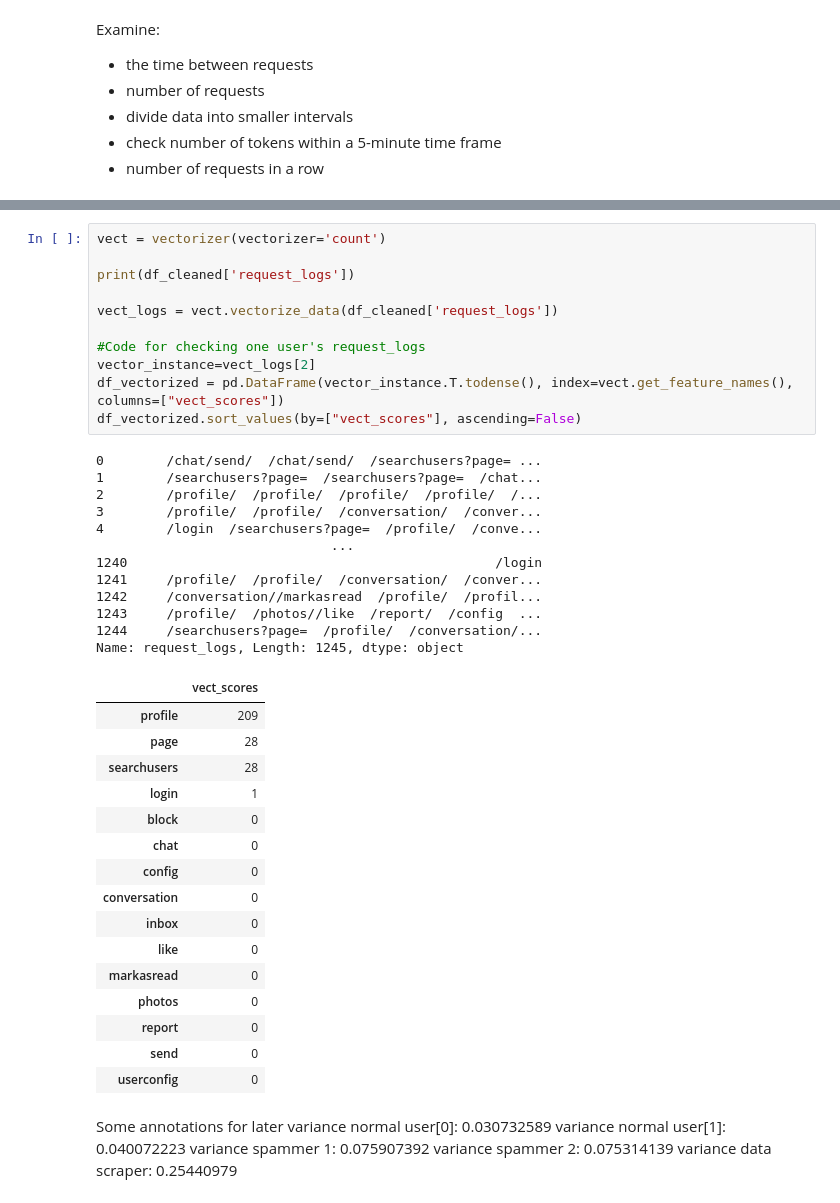
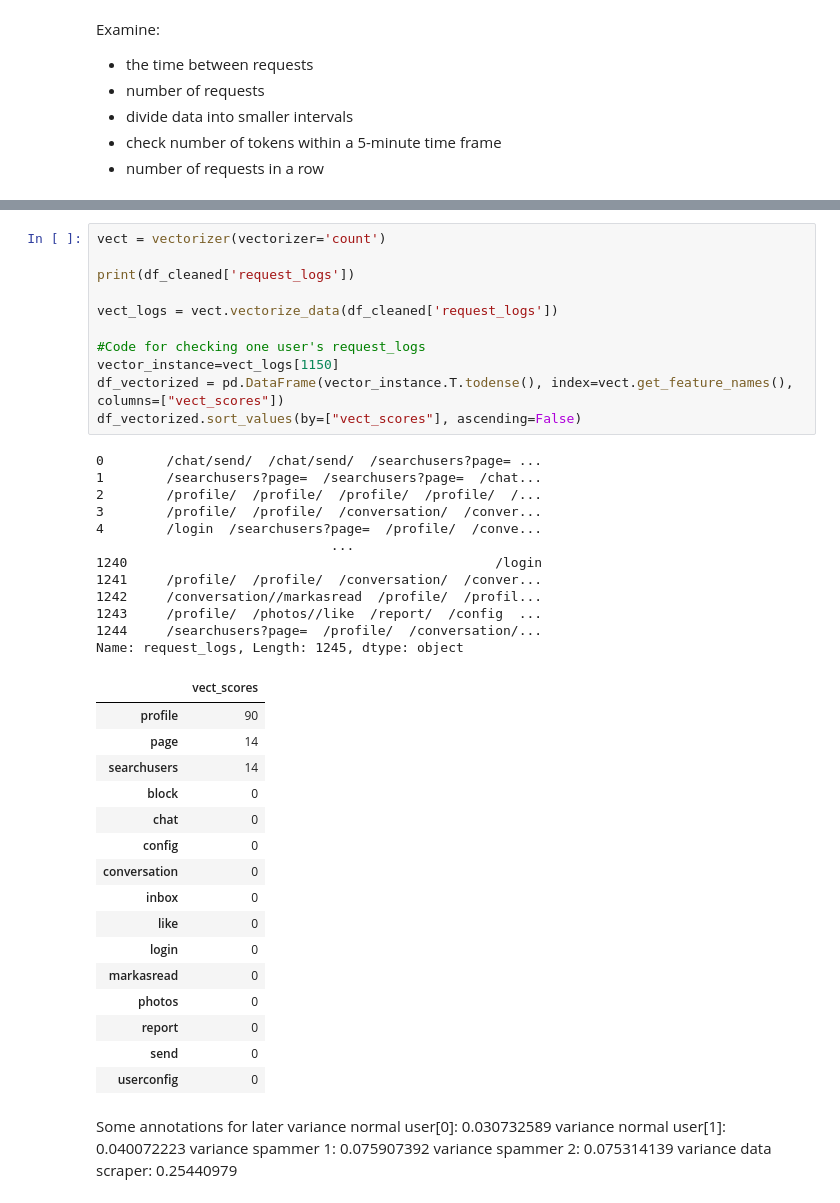
Before and after one commit to Request-analysis-ML/request-analyzer-model, a Jupyter notebook: score_based.ipynb, the cells around one changed output, grey strips where cells are left out. Drawn from its saved outputs; the diff is of its cells as text.

```diff
--- a/score_based.ipynb
+++ b/score_based.ipynb
@@ -60,38 +52,38 @@ print(df_cleaned)
 # %%
 vect = vectorizer(vectorizer='count')
 
 print(df_cleaned['request_logs'])
 
 vect_logs = vect.vectorize_data(df_cleaned['request_logs'])
 
 #Code for checking one user's request_logs
-vector_instance=vect_logs[2]
+vector_instance=vect_logs[1150]
 df_vectorized = pd.DataFrame(vector_instance.T.todense(), index=vect.get_feature_names(), columns=["vect_scores"])
 df_vectorized.sort_values(by=["vect_scores"], ascending=False)
 # %% [output]
 0        /chat/send/  /chat/send/  /searchusers?page= ...
 1        /searchusers?page=  /searchusers?page=  /chat...
 2        /profile/  /profile/  /profile/  /profile/  /...
 3        /profile/  /profile/  /conversation/  /conver...
 4        /login  /searchusers?page=  /profile/  /conve...
                               ...
 1240                                               /login
 1241     /profile/  /profile/  /conversation/  /conver...
 1242     /conversation//markasread  /profile/  /profil...
 1243     /profile/  /photos//like  /report/  /config  ...
 1244     /searchusers?page=  /profile/  /conversation/...
 Name: request_logs, Length: 1245, dtype: object
 |  | vect_scores |
-| profile | 209 |
-| page | 28 |
-| searchusers | 28 |
-| login | 1 |
+| profile | 90 |
+| page | 14 |
+| searchusers | 14 |
 | block | 0 |
 | chat | 0 |
 | config | 0 |
 | conversation | 0 |
 | inbox | 0 |
 | like | 0 |
+| login | 0 |
 | markasread | 0 |
 | photos | 0 |
 | report | 0 |
```
Also changed, not shown: parts of 6 cells of this notebook.
